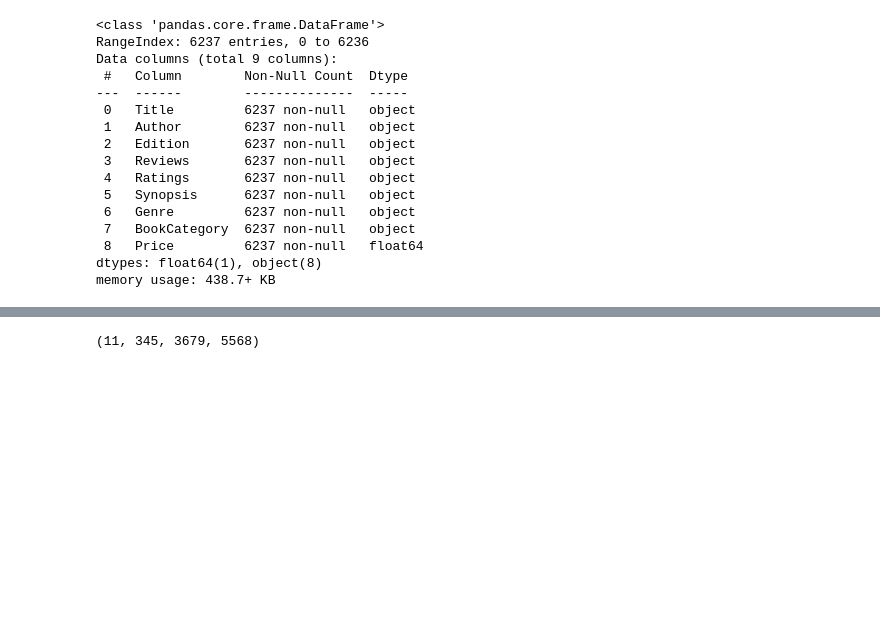
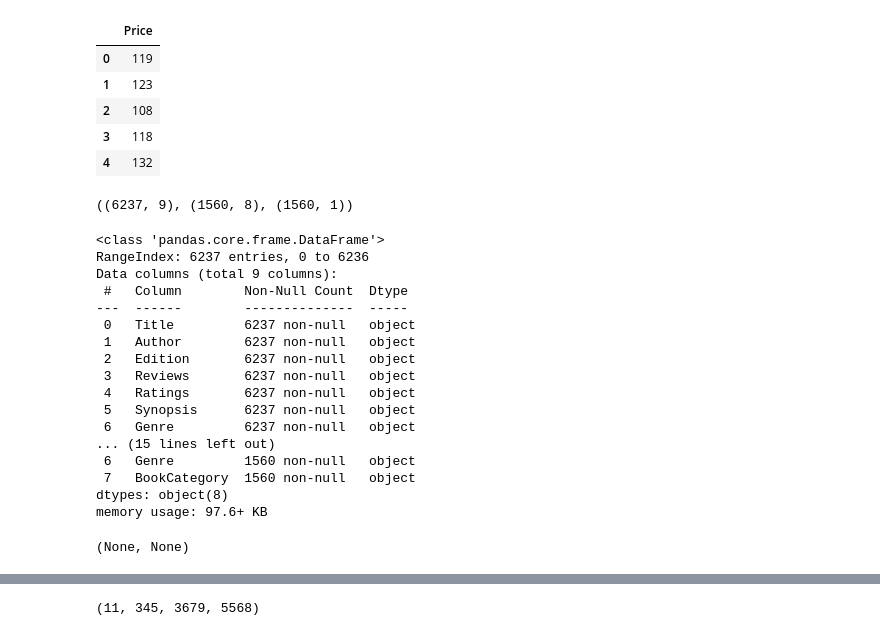
Before and after one commit to codelock54/Book_Price, a Jupyter notebook: BookPrice Model .ipynb, the cells around one changed output, grey strips where cells are left out. Drawn from its saved outputs; the diff is of its cells as text; code cells hidden in the pictures; blank space fills up the shorter version.

```diff
--- a/BookPrice Model .ipynb
+++ b/BookPrice Model .ipynb
@@ -22,5 +29,19 @@ data_train.head()
+# %%
+y_test = pd.read_excel('Participants_Data\Sample_Submission.xlsx')
+y_test.head()
+# %% [output]
+|  | Price |
+| 0 | 119 |
+| 1 | 123 |
+| 2 | 108 |
+| 3 | 118 |
+| 4 | 132 |
+# %%
+data_train.shape, data_test.shape, y_test.shape
+# %% [output]
+((6237, 9), (1560, 8), (1560, 1))
 # %%
-data_train.info()
+data_train.info(), data_test.info()
 # %% [output]
 <class 'pandas.core.frame.DataFrame'>
 RangeIndex: 6237 entries, 0 to 6236
@@ -34,10 +55,12 @@ Data columns (total 9 columns):
  4   Ratings       6237 non-null   object
  5   Synopsis      6237 non-null   object
  6   Genre         6237 non-null   object
- 7   BookCategory  6237 non-null   object
- 8   Price         6237 non-null   float64
-dtypes: float64(1), object(8)
-memory usage: 438.7+ KB
+... (15 lines left out)
+ 6   Genre         1560 non-null   object
+ 7   BookCategory  1560 non-null   object
+dtypes: object(8)
+memory usage: 97.6+ KB
+(None, None)
 # %%
 """Transformar a float Reviews y Ratings"""
 
```
Also changed, not shown: parts of 25 cells of this notebook.
